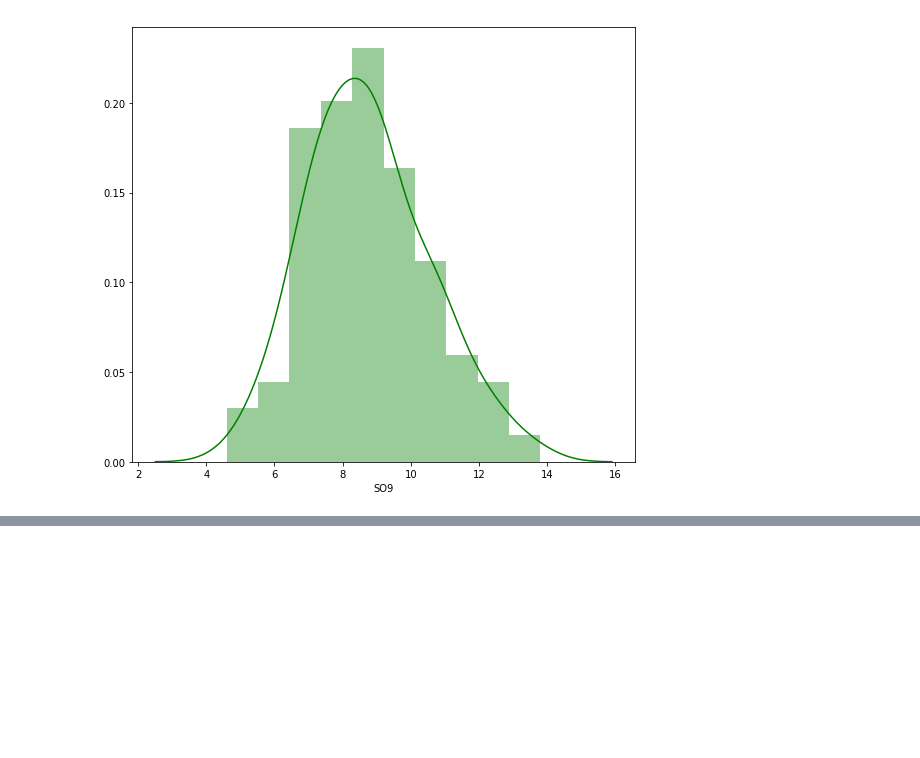
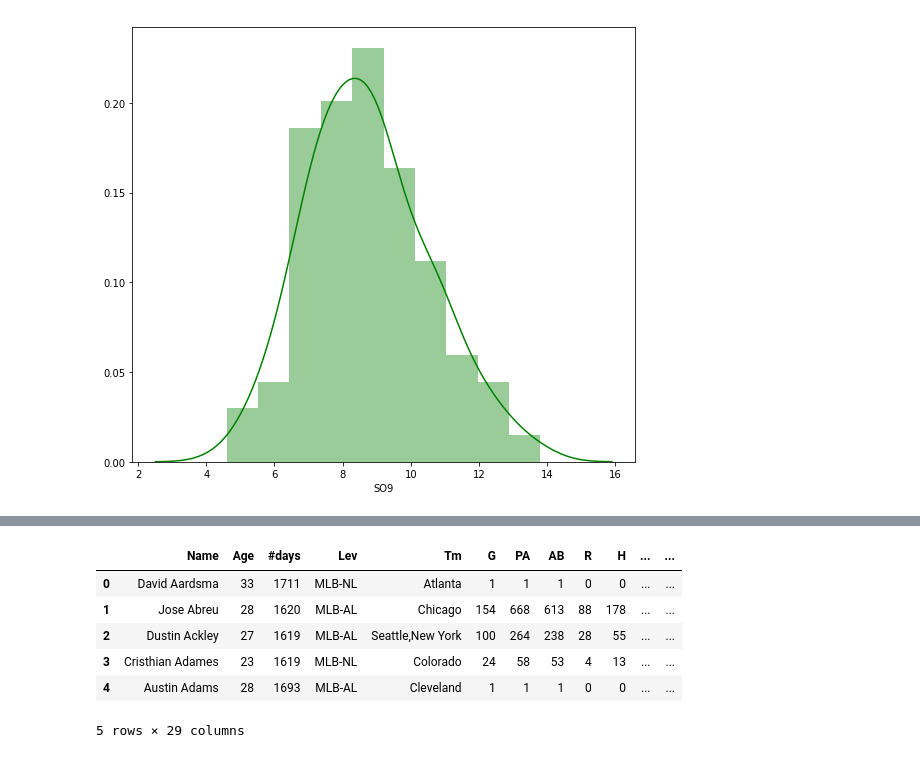
Before and after one commit to MMHNickerson/baseball2020, a Jupyter notebook: BRef_Fetch.ipynb, the cells around one changed output, grey strips where cells are left out. Cells and saved outputs as stored; diff of their text form; code cells hidden in the pictures; blank space fills up the shorter version.

```diff
--- a/BRef_Fetch.ipynb
+++ b/BRef_Fetch.ipynb
@@ -137,0 +138,10 @@ pitching_2019.hist(figsize=(16, 20), bins=10, xlabelsize=8, ylabelsize=8);
+# %%
+batting.head()
+# %% [output]
+|  | Name | Age | #days | Lev | Tm | G | PA | AB | R | H | ... | ... |
+| 0 | David Aardsma | 33 | 1711 | MLB-NL | Atlanta | 1 | 1 | 1 | 0 | 0 | ... | ... |
+| 1 | Jose Abreu | 28 | 1620 | MLB-AL | Chicago | 154 | 668 | 613 | 88 | 178 | ... | ... |
+| 2 | Dustin Ackley | 27 | 1619 | MLB-AL | Seattle,New York | 100 | 264 | 238 | 28 | 55 | ... | ... |
+| 3 | Cristhian Adames | 23 | 1619 | MLB-NL | Colorado | 24 | 58 | 53 | 4 | 13 | ... | ... |
+| 4 | Austin Adams | 28 | 1693 | MLB-AL | Cleveland | 1 | 1 | 1 | 0 | 0 | ... | ... |
+5 rows × 29 columns
```
Also changed, not shown: parts of 8 cells of this notebook, 10 other files.
